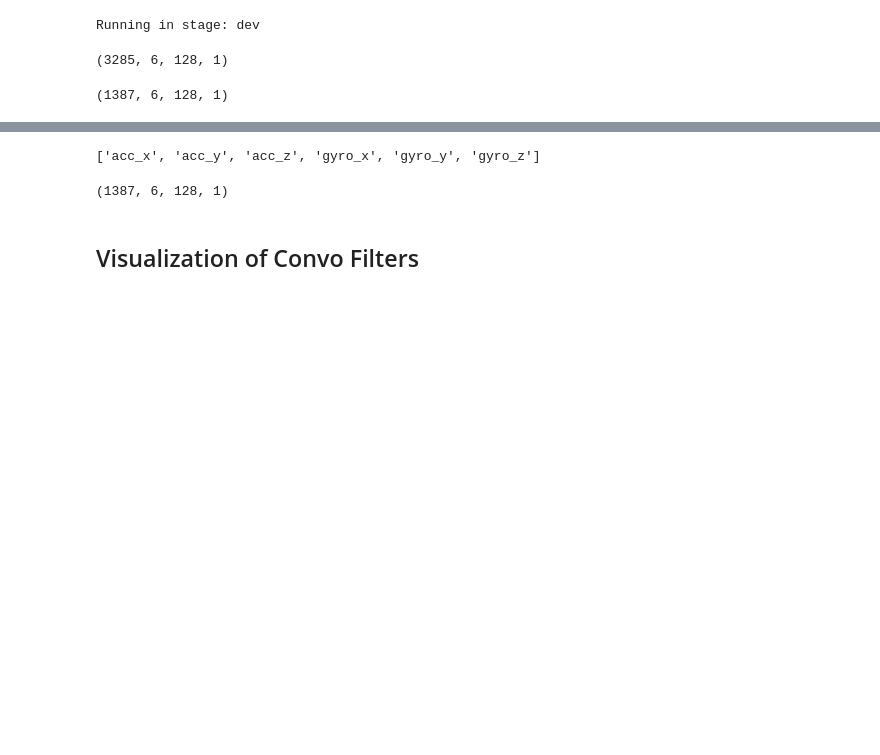
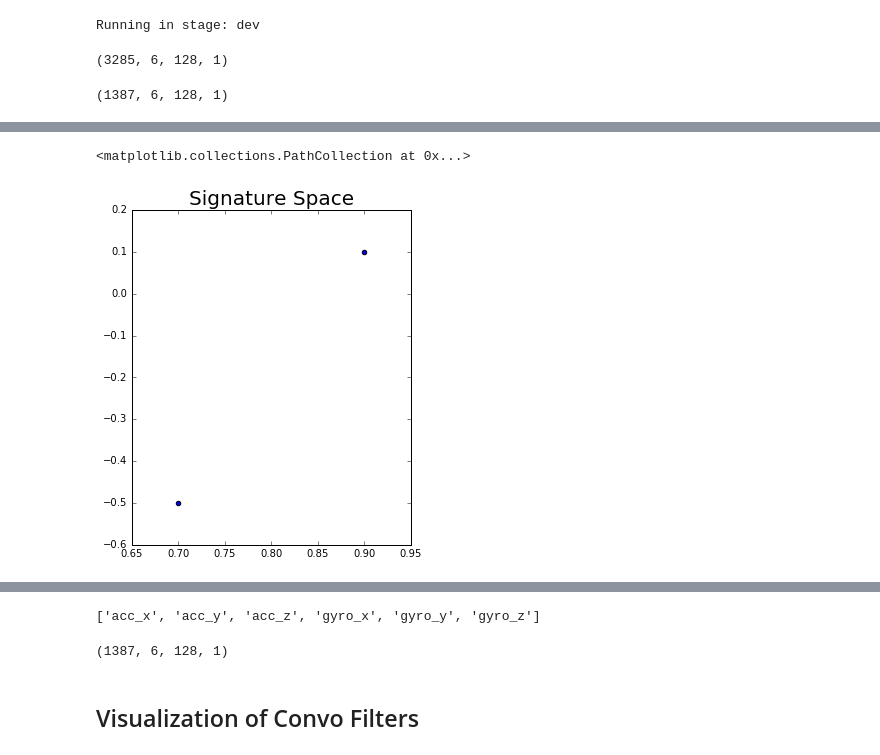
Before and after one commit to brian8128/siamese, a Jupyter notebook: DataViz.ipynb, the cells around one changed output, grey strips where cells are left out. Saved outputs shown, nothing was run; the diff lists cells and outputs as text; code cells hidden in the pictures; blank space fills up the shorter version.

```diff
--- a/DataViz.ipynb
+++ b/DataViz.ipynb
@@ -67,3 +74,10 @@ plt.title("Walking Upstairs")
+# %%
+plt.figure(figsize=(5,6))
+plt.title("Signature Space", {'size':20})
+plt.scatter([0.7, 0.9], [-.5, .1])
+# %% [output]
+<matplotlib.collections.PathCollection at 0x...>
+[figure, added]
 # %%
 class_labels = np.array(['Walking', 'Walking Upstairs', 'Walking Downstairs'])
 # %%
```
Also changed, not shown: parts of 16 cells of this notebook, 3 other files.
